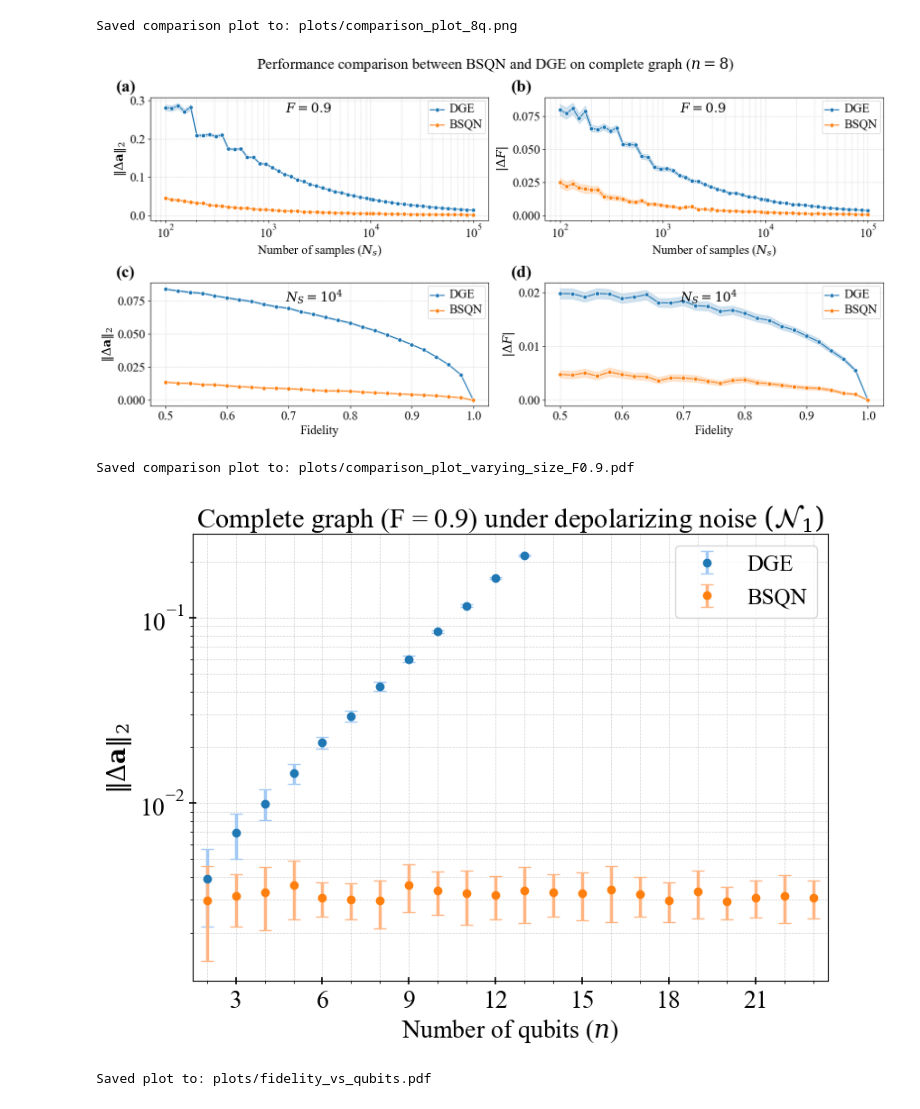
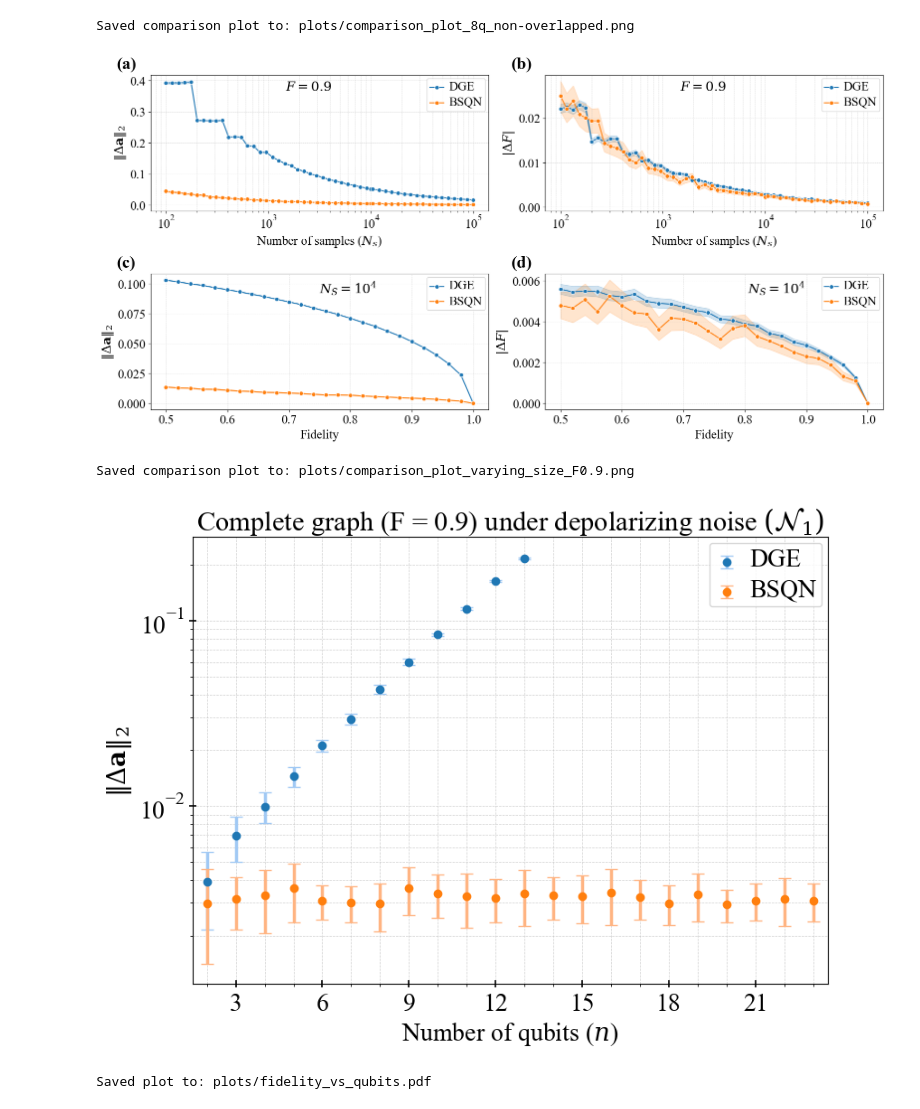
Before and after one commit to Naphann/bell-sampling-for-quantum-network, a Jupyter notebook: plotting.ipynb, the cells around one changed output. Saved outputs shown, nothing was run; the diff lists cells and outputs as text; code cells hidden in the pictures.

Commit message:
update data generation scripts and plotting scripts

```diff
--- a/plotting.ipynb
+++ b/plotting.ipynb
@@ -200,7 +206,8 @@ def plot_comparison_results(
     label_fontsize: int = 18,
     legend_fontsize: int = 18,
     tick_fontsize: int = 18,
-    legend_mapping: dict = None
+    legend_mapping: dict = None,
+    filename_suffix: str = None,
     ):
     """
     Generates a 2x2 comparison plot with customizable fonts and legends.
@@ -231,7 +238,7 @@ def plot_comparison_results(
     df_exp2 = combined_df[combined_df['total_shots'] == fixed_shots].copy()
 
     fig, axes = plt.subplots(2, 2, figsize=(16, 8))
-    fig.suptitle(f'Performance comparison between BSQN and DGE on complete graph ($n = {num_qubits}$)', fontsize=22)
+    # fig.suptitle(f'Performance comparison between BSQN and DGE on complete graph ($n = {num_qubits}$)', fontsize=22)
 
     # Add labels (a), (b), (c), (d) to the subplots
     subplot_labels = ['(a)', '(b)', '(c)', '(d)']
@@ -263,14 +270,14 @@ def plot_comparison_results(
 
     sns.lineplot(data=df_exp2, x="input_fidelity", y="delta_a_norm_2", hue="prefix", ax=ax3, marker='o')
     # ax3.set_title(f"2-Norm vs. Fidelity (Shots={fixed_shots})", fontsize=title_fontsize)
-    ax3.text(0.4, 0.95, f"$N_S = 10^4$",
+    ax3.text(0.5, 0.95, f"$N_S = 10^4$",
              transform=ax3.transAxes, fontsize=title_fontsize, verticalalignment='top')
     ax3.set_xlabel("Fidelity", fontsize=label_fontsize)
     ax3.set_ylabel(r"$\Vert\Delta \mathbf{a}\Vert_2$", fontsize=label_fontsize)
 
     sns.lineplot(data=df_exp2, x="input_fidelity", y="delta_fidelity", hue="prefix", ax=ax4, marker='o')
     # ax4.set_title(f"Estimated Fidelity vs. Input Fidelity (Shots={fixed_shots})", fontsize=title_fontsize)
-    ax4.text(0.4, 0.95, f"$N_S = 10^{{{int(np.log10(fixed_shots))}}}$",
+    ax4.text(0.6, 0.95, f"$N_S = 10^{{{int(np.log10(fixed_shots))}}}$",
              transform=ax4.transAxes, fontsize=title_fontsize, verticalalignment='top')
     ax4.set_xlabel("Fidelity", fontsize=label_fontsize)
     ax4.set_ylabel(r"$\vert\Delta F\vert$", fontsize=label_fontsize)
@@ -280,39 +287,41 @@ def plot_comparison_results(
         ax.tick_params(axis='x', labelsize=tick_fontsize)
         ax.tick_params(axis='y', labelsize=tick_fontsize)
         ax.grid(True, which='both', linestyle='--', linewidth=0.5, alpha=0.6)
 
         # Customize legend
         legend = ax.get_legend()
         if legend:
             legend.set_title(None) # This line removes the legend title
             plt.setp(legend.get_texts(), fontsize=legend_fontsize)
 
     plt.tight_layout(pad=1)
 
     # Ensure plots directory exists
     os.makedirs("plots", exist_ok=True)
-    plot_filename = os.path.join("plots", f"comparison_plot_{num_qubits}q.pdf")
-    plot_filename = os.path.join("plots", f"comparison_plot_{num_qubits}q.png")
+    plot_filename = os.path.join("plots", f"comparison_plot_{num_qubits}q{ '_' + filename_suffix if filename_suffix else ''}.pdf")
+    plt.savefig(plot_filename, dpi=300)
+    plot_filename = os.path.join("plots", f"comparison_plot_{num_qubits}q{ '_' + filename_suffix if filename_suffix else ''}.png")
     plt.savefig(plot_filename, dpi=300)
     print(f"\nSaved comparison plot to: {plot_filename}")
 
 # tomo_df = load_data_for_plotting('tomo_data', 'tomo')
 # bell_diag_df = load_data_for_plotting('bell_diag_data', 'bell_diag')
 # plot_comparison_results(tomo_df, bell_diag_df, 8, 0.9, 10_000, legend_mapping={
 #     'tomo': 'DGE',
 #     'bell_diag': 'BSQN',
 # })
 
-tomo_df = load_data_for_plotting('data/new_dge', 'tomo')
+# tomo_df = load_data_for_plotting('data-test/dge_group_overlapped', 'tomo')
+tomo_df = load_data_for_plotting('data-test/dge_group_non_overlapped', 'tomo')
 # tomo_df = load_data_for_plotting('data/dge_group_non_overlapped', 'tomo')
 bell_diag_df = load_data_for_plotting('numerical_data/more_bell_diag_data', 'bell_diag')
-plot_comparison_results(tomo_df, bell_diag_df, 8, 0.9, 10_000, legend_mapping={
+plot_comparison_results(tomo_df, bell_diag_df, 8, 0.9, 10_000, filename_suffix='non-overlapped', legend_mapping={
     'tomo': 'DGE',
     'bell_diag': 'BSQN',
 })
 # %% [output]
-Saved comparison plot to: plots/comparison_plot_8q.png
+Saved comparison plot to: plots/comparison_plot_8q_non-overlapped.png
-[figure, old version]
+[figure, new version]
 # %%
 def load_all_fidelity_data(output_dir: str):
     """
@@ -438,6 +447,7 @@ def plot_diag_est_varying_size(
     ax.grid(True, which='both', axis='x', linestyle='--', linewidth=0.5, alpha=0.6)
     ax.grid(True, which='both', axis='y', linestyle='--', linewidth=0.5, alpha=0.6) # Major and minor for y log scale
 
+    ax.legend()
     legend = ax.get_legend()
     if legend:
         # sns.move_legend(ax, "center right")
@@ -445,7 +455,6 @@ def plot_diag_est_varying_size(
         plt.setp(legend.get_texts(), fontsize=legend_fontsize)
 
 
-    ax.legend()
     # plt.tight_layout(pad=1.0)
     plt.tight_layout(pad=0)
 
@@ -453,18 +462,21 @@ def plot_diag_est_varying_size(
     os.makedirs("plots", exist_ok=True)
     plot_filename = os.path.join("plots", f"comparison_plot_varying_size_F{fixed_fidelity}.pdf")
     plt.savefig(plot_filename, dpi=300)
+    plot_filename = os.path.join("plots", f"comparison_plot_varying_size_F{fixed_fidelity}.png")
+    plt.savefig(plot_filename, dpi=300)
     print(f"\nSaved comparison plot to: {plot_filename}")
 
-tomo_df = load_data_for_plotting('tomo_data', 'tomo')
-bell_diag_df = load_data_for_plotting('bell_diag_data', 'bell_diag')
+tomo_df = load_data_for_plotting('numerical_data/tomo_data', 'tomo')
+# tomo_df = load_data_for_plotting('data-scalability/dge_group_overlapped', 'tomo')
+bell_diag_df = load_data_for_plotting('numerical_data/bell_diag_data', 'bell_diag')
 plot_diag_est_varying_size(tomo_df, bell_diag_df, 0.9, 20_000, legend_mapping={
 # plot_diag_est_varying_size(tomo_df, bell_diag_df, 0.9, 5000, legend_mapping={
     'tomo': 'DGE',
     'bell_diag': 'BSQN',
 })
 # %% [output]
-Saved comparison plot to: plots/comparison_plot_varying_size_F0.9.pdf
+Saved comparison plot to: plots/comparison_plot_varying_size_F0.9.png
-[figure, old version]
+[figure, new version]
 # %%
 def plot_fidelity_vs_qubits(
     fidelity_df: pd.DataFrame,
```
Also changed, not shown: parts of 3 cells of this notebook, 2 other files.
